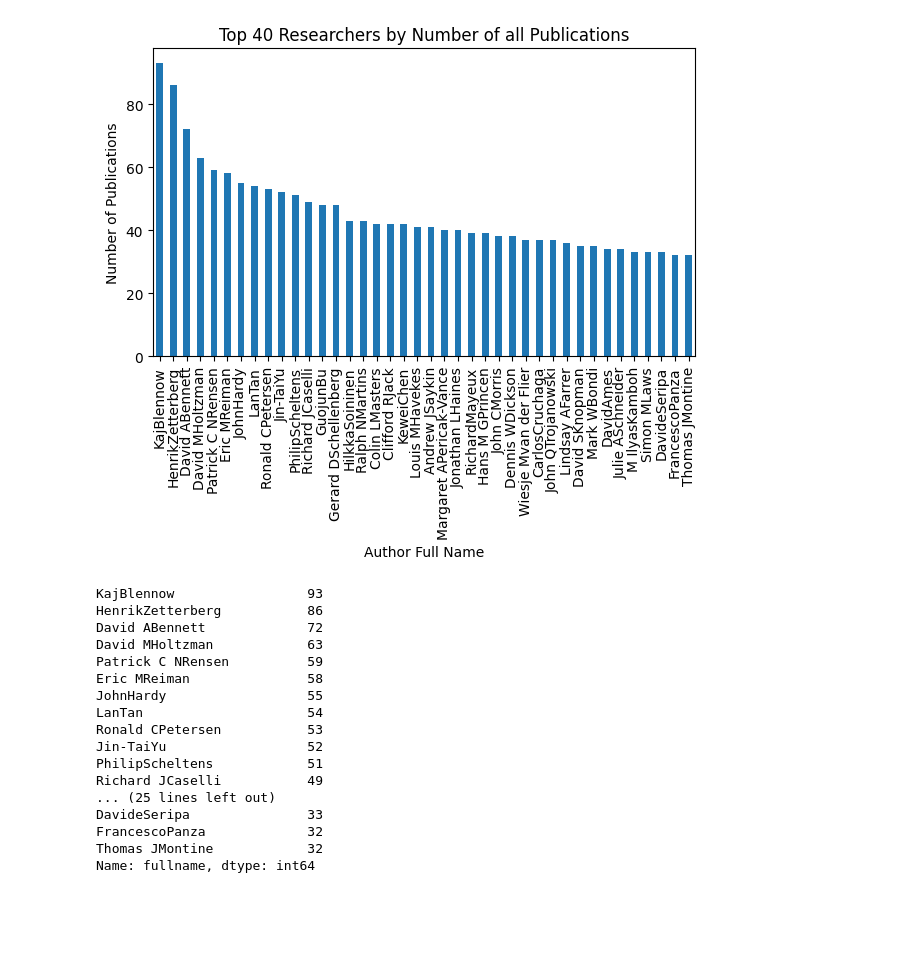
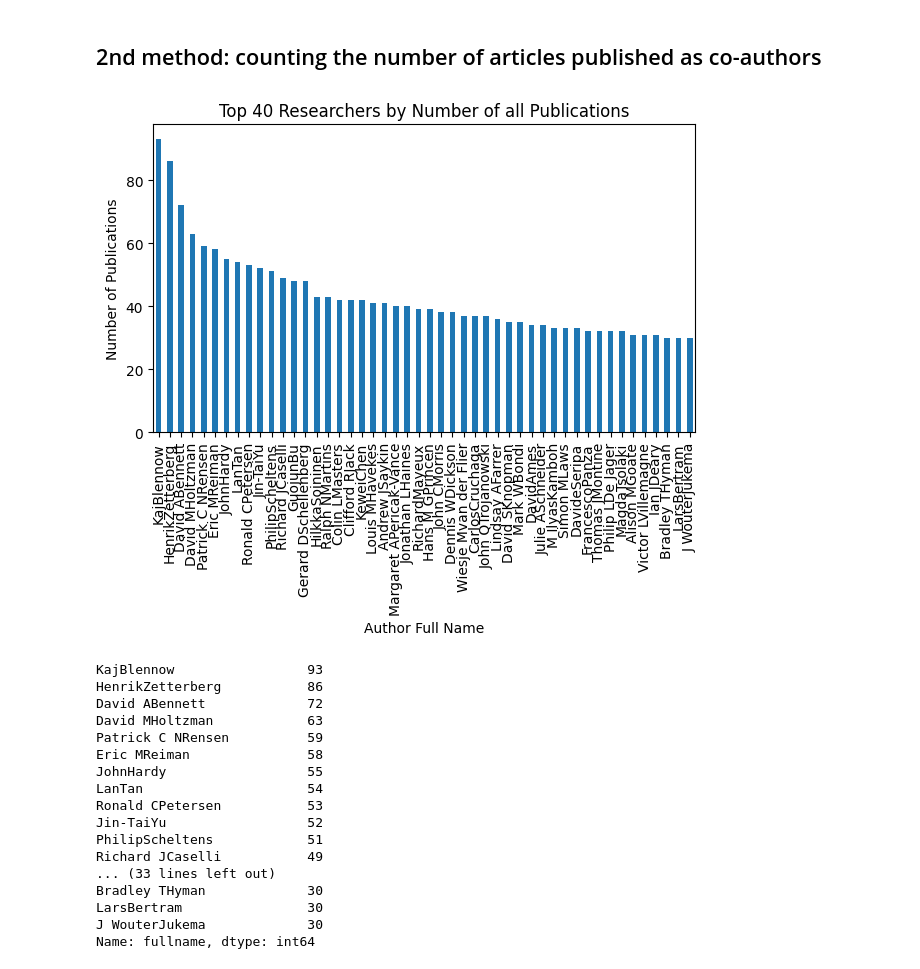
Before and after one commit to SeanWang5868/Gene_APOE, a Jupyter notebook: APOE.ipynb, the cells around one changed output. Saved outputs shown, nothing was run; the diff lists cells and outputs as text; code cells hidden in the pictures; blank space fills up the shorter version.

```diff
--- a/APOE.ipynb
+++ b/APOE.ipynb
@@ -119,26 +79,28 @@ plt.show()
+# %% [markdown]
+## 2nd method: counting the number of articles published as co-authors
 # %%
 authors = pd.read_csv('authors.APOE.csv')
 authors["fullname"] = authors["AuthorForename"] + authors["AuthorLastname"]
 
 # Group by 'fullname' and count the number of publications for each author
 author_publication_counts_all = authors['fullname'].value_counts()
 
 # Select the top 10 authors with the most publications
-top_40_authors_all = author_publication_counts_all.head(40)
+top_48_authors_all = author_publication_counts_all.head(48)
 
 # Create a bar plot
 plt.figure(figsize=(7,4))
-top_40_authors_all.plot(kind='bar')
+top_48_authors_all.plot(kind='bar')
 plt.title('Top 40 Researchers by Number of all Publications')
 plt.xlabel('Author Full Name')
 plt.ylabel('Number of Publications')
 
 
 # Show the plot
 plt.show()
-top_40_authors_all
+top_48_authors_all
 # %% [output]
-[figure, old version]
+[figure, new version]
 KajBlennow                 93
 HenrikZetterberg           86
 David ABennett             72
@@ -151,8 +113,8 @@ Ronald CPetersen           53
 Jin-TaiYu                  52
 PhilipScheltens            51
 Richard JCaselli           49
-... (25 lines left out)
-DavideSeripa               33
-FrancescoPanza             32
-Thomas JMontine            32
+... (33 lines left out)
+Bradley THyman             30
+LarsBertram                30
+J WouterJukema             30
 Name: fullname, dtype: int64
```
Also changed, not shown: parts of 17 cells of this notebook.
